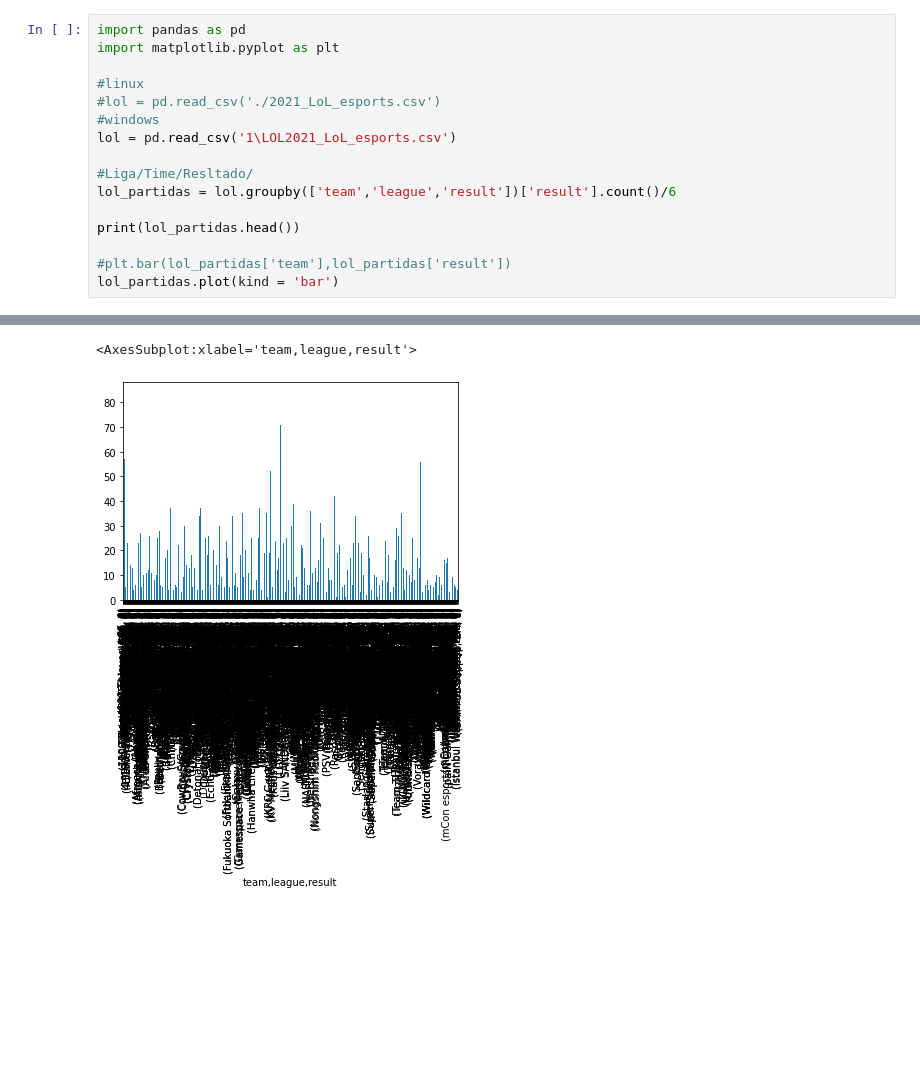
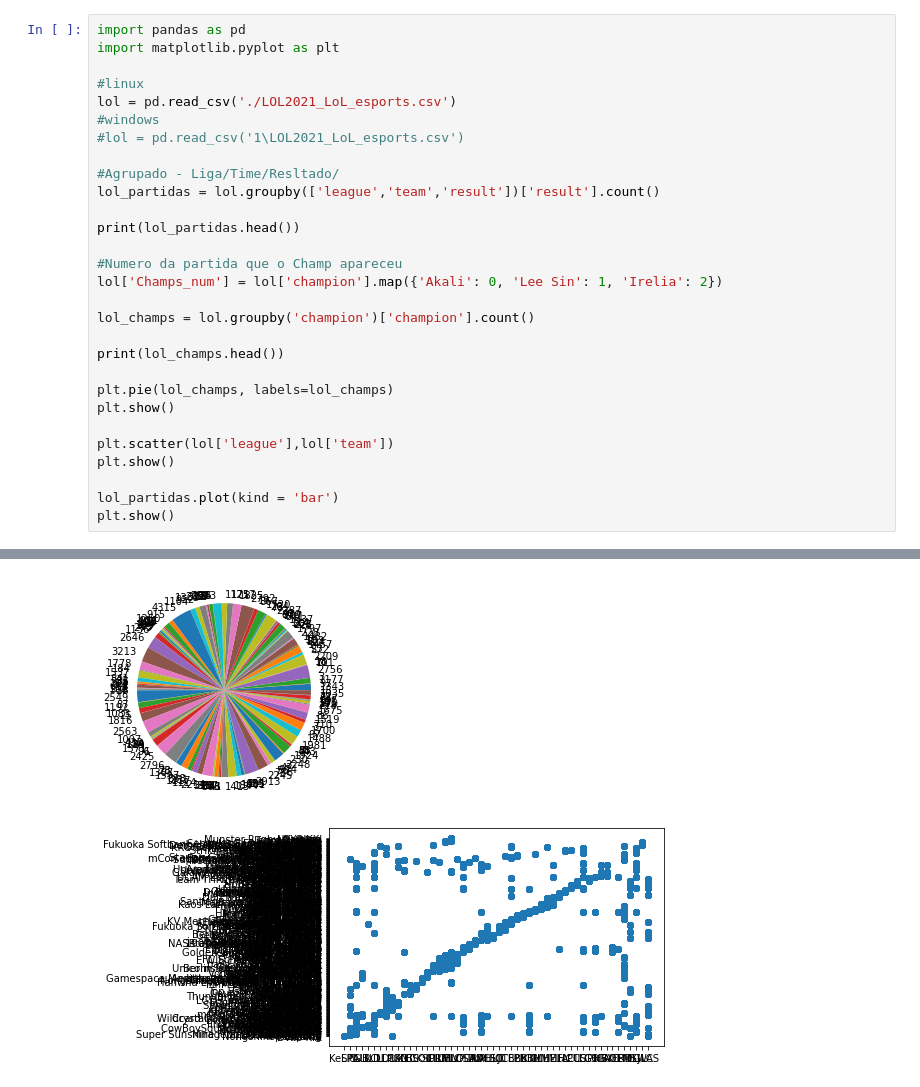
Before and after one commit to IanDs0/Teste_python_matplotlib_e_pandas, a Jupyter notebook: 1/filtro.ipynb, the cells around one changed output, grey strips where cells are left out. Saved outputs shown, nothing was run; the diff lists cells and outputs as text; blank space fills up the shorter version.

```diff
--- a/1/filtro.ipynb
+++ b/1/filtro.ipynb
@@ -3,15 +3,28 @@ import pandas as pd
 import matplotlib.pyplot as plt
 
 #linux
-#lol = pd.read_csv('./2021_LoL_esports.csv')
+lol = pd.read_csv('./LOL2021_LoL_esports.csv')
 #windows
-lol = pd.read_csv('1\LOL2021_LoL_esports.csv')
+#lol = pd.read_csv('1\LOL2021_LoL_esports.csv')
 
-#Liga/Time/Resltado/
-lol_partidas = lol.groupby(['team','league','result'])['result'].count()/6
+#Agrupado - Liga/Time/Resltado/
+lol_partidas = lol.groupby(['league','team','result'])['result'].count()
 
 print(lol_partidas.head())
 
-#plt.bar(lol_partidas['team'],lol_partidas['result'])
+#Numero da partida que o Champ apareceu
+lol['Champs_num'] = lol['champion'].map({'Akali': 0, 'Lee Sin': 1, 'Irelia': 2})
+
+lol_champs = lol.groupby('champion')['champion'].count()
+
+print(lol_champs.head())
+
+plt.pie(lol_champs, labels=lol_champs)
+plt.show()
+
+plt.scatter(lol['league'],lol['team'])
+plt.show()
+
 lol_partidas.plot(kind = 'bar')
+plt.show()
 # %% [output]
@@ -25,2 +45,2 @@ Name: result, dtype: float64
-<AxesSubplot:xlabel='team,league,result'>
-[figure, old version]
+[figure, new version]
+[figure, added]
```
Also changed, not shown: parts of 1 cell of this notebook, 5 other files.
